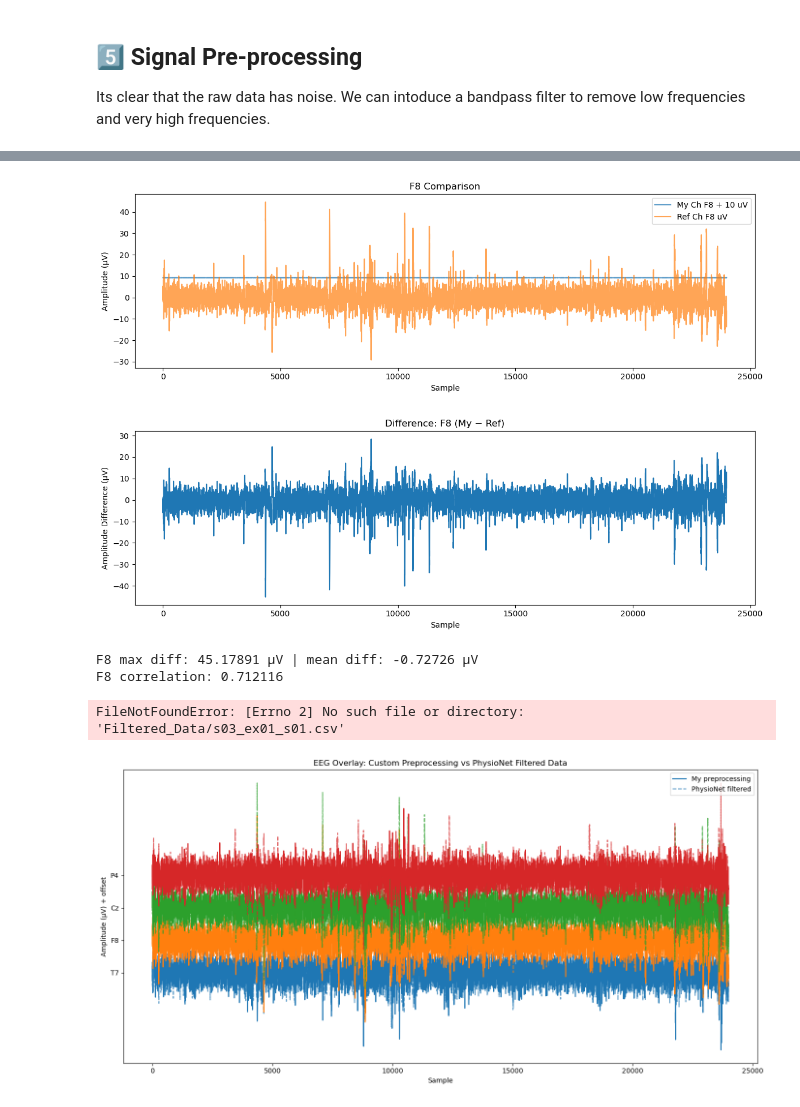
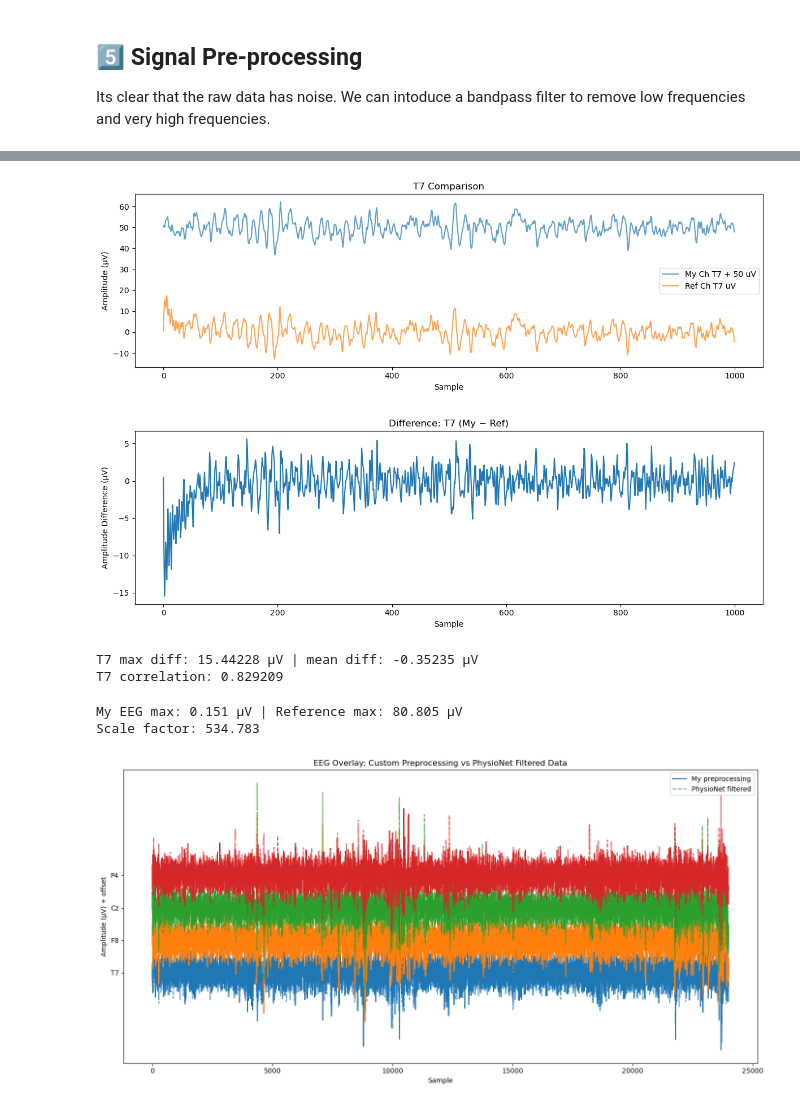
Before and after one commit to cristopher-d-delgado/Analysis-of-EEG-Signal, a Jupyter notebook: eda.ipynb, the cells around one changed output, grey strips where cells are left out. Drawn from its saved outputs; the diff is of its cells as text; code cells hidden in the pictures.

```diff
--- a/eda.ipynb
+++ b/eda.ipynb
@@ -386,25 +366,28 @@ plot_eeg_signal(eeg_trimmed, channel=0)
-# %%
-compare_with_reference(eeg_trimmed, filtered_dir / "s03_ex01_s01.csv", 1, offset_gap=10)
-# %% [output]
-[figure, removed]
-[figure, removed]
-F8 max diff: 45.17891 µV | mean diff: -0.72726 µV
-F8 correlation: 0.712116
-# %%
-ref_file = "Filtered_Data/s03_ex01_s01.csv"
-df_ref = pd.read_csv(ref_file)
-ref_ch = df_ref['T7'].to_numpy()
-
-print("Reference mean:", np.mean(ref_ch), "µV")
-print("Reference max:", np.max(ref_ch), "µV")
-print("Reference min:", np.min(ref_ch), "µV")
-
-my_ch = eeg_trimmed[:, 0]  # T7
-print("My EEG mean:", np.mean(my_ch), "µV")
-print("My EEG max:", np.max(my_ch), "µV")
-print("My EEG min:", np.min(my_ch), "µV")
-# %% [output]
-FileNotFoundError: [Errno 2] No such file or directory: 'Filtered_Data/s03_ex01_s01.csv'
+# %%
+compare_with_reference(
+    eeg_proc,
+    reference_file=ref_file,
+    channel=0,       # T7
+    window=5 * FS,   # 5 seconds
+    show_diff=True,
+    show_corr=True,
+    offset_gap=50
+)
+# %% [output]
+[figure, added]
+[figure, added]
+T7 max diff: 15.44228 µV | mean diff: -0.35235 µV
+T7 correlation: 0.829209
+# %%
+# The amplification is not listed in the README, but we can deduce it by comparing the mean absolute values
+ref = load_filtered_reference(ref_file)
+my_max = np.max(np.abs(eeg_proc))
+ref_max = np.max(np.abs(ref))
+print(f"My EEG max: {my_max:.3f} µV | Reference max: {ref_max:.3f} µV")
+print(f"Scale factor: {ref_max/my_max:.3f}")
+# %% [output]
+My EEG max: 0.151 µV | Reference max: 80.805 µV
+Scale factor: 534.783
 # %%
 # --- Comparison plot with overlay for all channels ---
 CHANNELS = ['T7', 'F8', 'Cz', 'P4']
```
Also changed, not shown: parts of 8 cells of this notebook.
